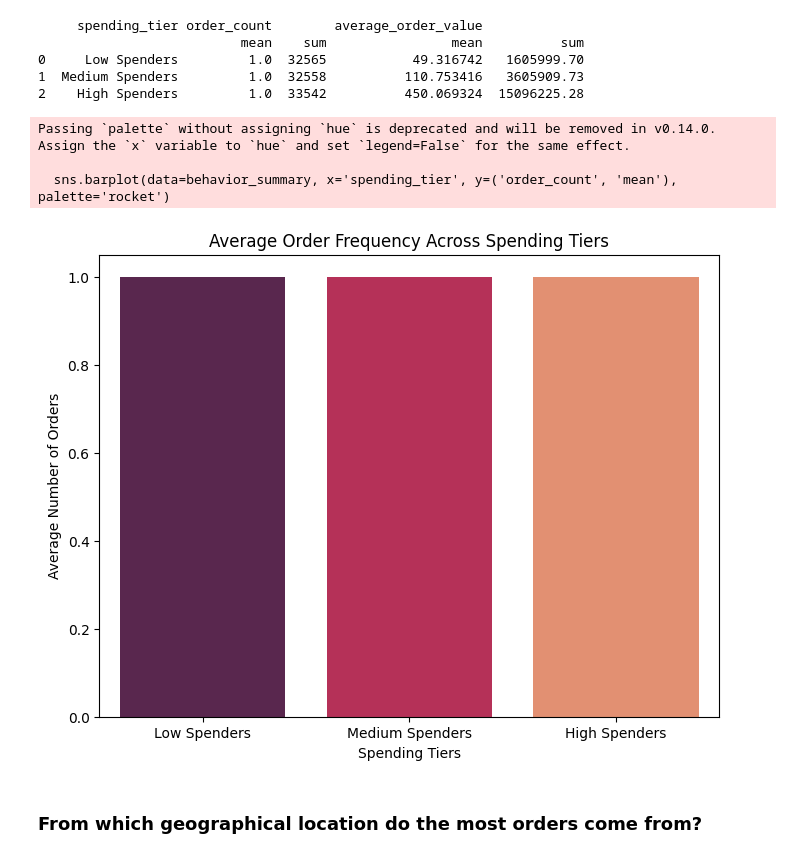
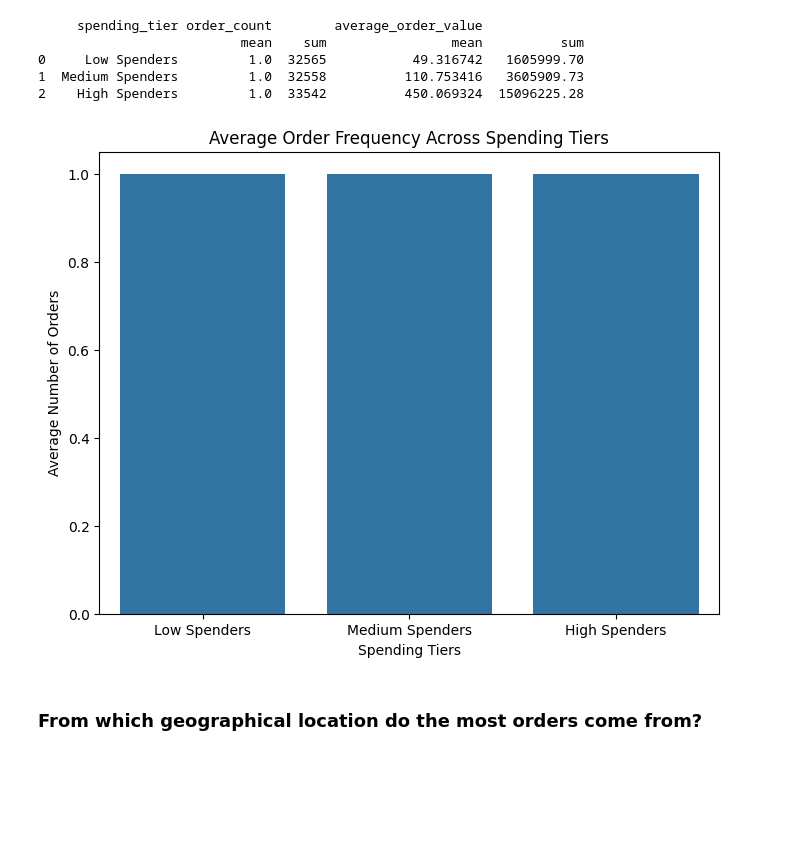
Before and after one commit to cynzhra/Submission-Data-Analyst-Dicoding, a Jupyter notebook: notebook.ipynb, the cells around one changed output. Cells and saved outputs as stored; diff of their text form; code cells hidden in the pictures; blank space fills up the shorter version.

```diff
--- a/notebook.ipynb
+++ b/notebook.ipynb
@@ -1099,7 +1075,7 @@ customer_behavior = pd.merge(customer_spending, order_frequency, on='customer_id
 customer_behavior['average_order_value'] = customer_behavior['total_spending'] / customer_behavior['order_count']
 
 # Analyze differences in order count and average order value across tiers
-behavior_summary = customer_behavior.groupby('spending_tier').agg({
+behavior_summary = customer_behavior.groupby('spending_tier', observed=False).agg({
     'order_count': ['mean', 'sum'],
     'average_order_value': ['mean', 'sum']
 }).reset_index()
@@ -1114,16 +1090,13 @@ print(behavior_summary)
 # %%
 # Plot average order count across spending tiers
 plt.figure(figsize=(8, 6))
-sns.barplot(data=behavior_summary, x='spending_tier', y=('order_count', 'mean'), palette='rocket')
+sns.barplot(data=behavior_summary, x='spending_tier', y=('order_count', 'mean'))
 plt.title('Average Order Frequency Across Spending Tiers')
 plt.xlabel('Spending Tiers')
 plt.ylabel('Average Number of Orders')
 plt.show()
 # %% [output]
-Passing `palette` without assigning `hue` is deprecated and will be removed in v0.14.0. Assign the `x` variable to `hue` and set `legend=False` for the same effect.
-
-  sns.barplot(data=behavior_summary, x='spending_tier', y=('order_count', 'mean'), palette='rocket')
-[figure, old version]
+[figure, new version]
 # %% [markdown]
 ### From which geographical location do the most orders come from?
 # %%
```
Also changed, not shown: parts of 17 cells of this notebook, 1 other file.
